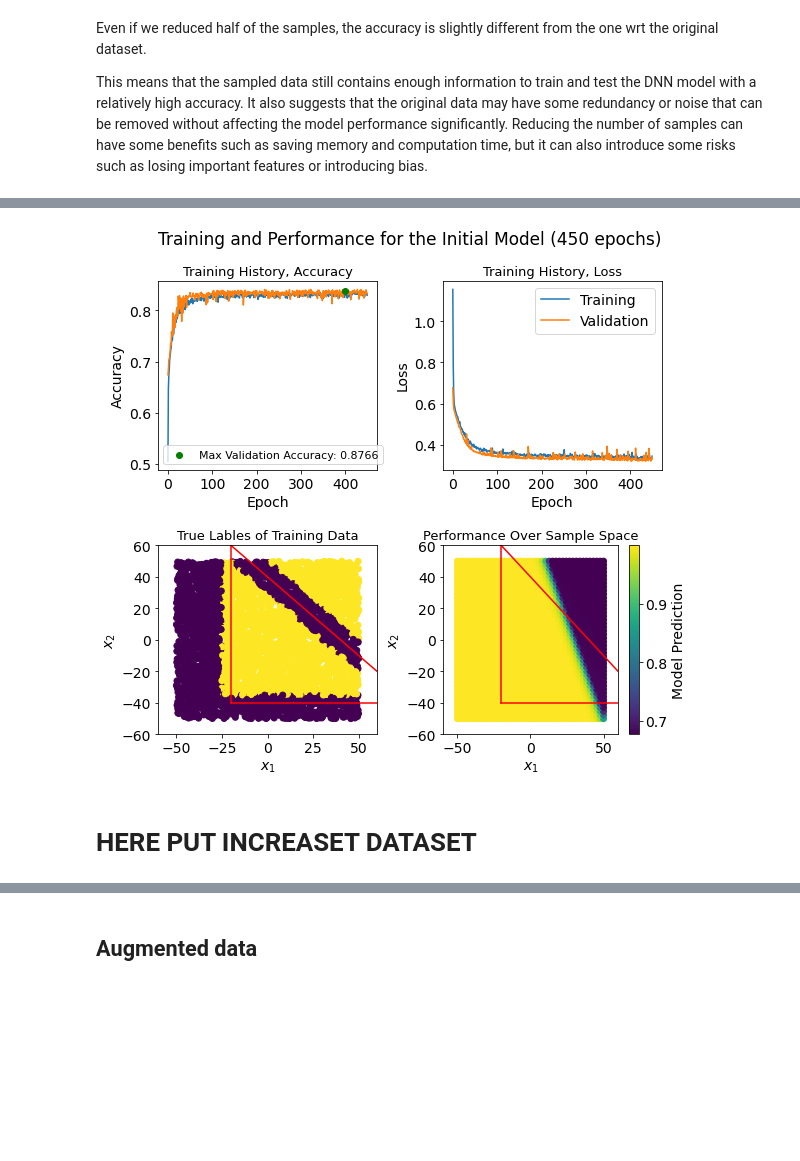
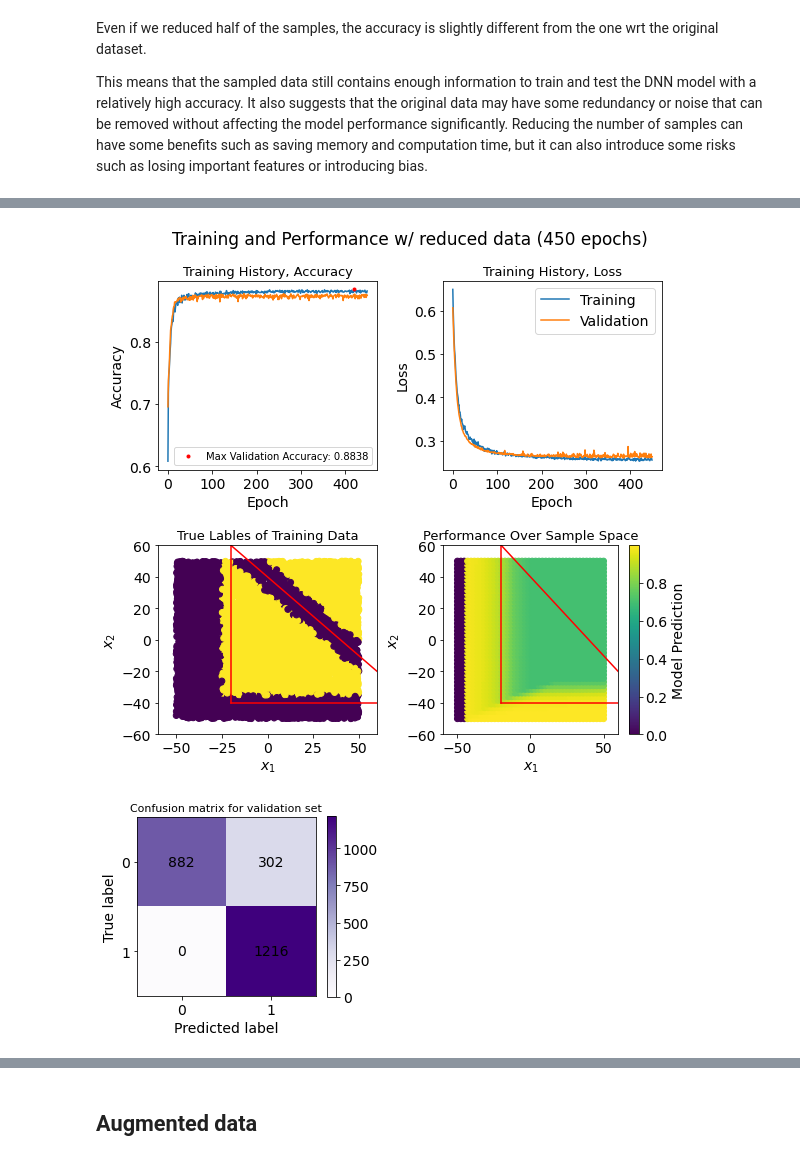
Before and after one commit to Berto70/comp_lab_b, a Jupyter notebook: assignments/group2307_exercise1.ipynb, the cells around one changed output, grey strips where cells are left out. Cells and saved outputs as stored; diff of their text form; code cells hidden in the pictures; blank space fills up the shorter version.

Commit message:
edited text, comments and code

```diff
--- a/assignments/group2307_exercise1.ipynb
+++ b/assignments/group2307_exercise1.ipynb
@@ -518,7 +564,0 @@ plt.show()
-# %%
-Per_train = 0.8
-N = len(x_sampled)
-L = len(x_sampled[0])
-N_train = int(Per_train*N)
-print("Number of samples in dataset:",N)
-print("Number of samples in train data:",N_train)
@@ -528,5 +565,7 @@ Number of samples in train data: 1600
 # %%
 # Creating and training our NN model w/ the reduced dataset
+epochs = 450
+
 best_model = Sequential()
 
 activation = best_activation
@@ -545,10 +584,9 @@ best_model.compile(loss='binary_crossentropy',
                   metrics=['accuracy'])
 
 batch_size = best_batch_size
-epochs = 450
 
-# Fitting with sampled data
-fit_red = best_model.fit(x_sampled, y_sampled, epochs=epochs, batch_size=batch_size, validation_data=(x_sampled, y_sampled), verbose=False)
+# Fitting with reduced data
+fit_red = best_model.fit(x_train_red, y_train_red, epochs=epochs, batch_size=batch_size, validation_data=(x_valid_red, y_valid_red), verbose=False)
 # %%
 # Creating the plot
 fig = plt.figure(figsize=(16,6))
@@ -592,38 +630,43 @@ This means that the sampled data still contains enough information to train and
 #defining a gid to represent the sample space
 dX = 2 #number of dimensions of the data
 LG = int(np.sqrt(4000/2))
-x1 = np.linspace(-50,50,LG)
-x2 = np.linspace(-50,50,LG)
-grid = np.zeros((LG*LG,2))
-k=0
+x1 = np.linspace(-50, 50, LG)
+x2 = np.linspace(-50, 50, LG)
+grid = np.zeros((LG*LG, 2))
+k = 0
 for i in range(LG):
     for j in range(LG):
-        grid[k,:]=(x1[j],x2[i])
-        k=k+1
-#rescaling grid points
+        grid[k,:] = (x1[j], x2[i])
+        k = k+1
+
+# Rescaling grid points
 grid_r = grid/50
-#performing a prediction on grid points
+
+# Performing a prediction on grid points
 pred = best_model.predict(grid_r)
 
 
 plt.rcParams['font.size'] = 14
 max_val_acc_red = np.max(fit_red.history['accuracy'])
 max_val_epoch_red = np.argmax(fit_red.history['accuracy'])
-print('The best valadation accuracy,',max_val_acc_red,', was acheved on the',max_val_epoch_red,'th epoch.')
+print('The best valadation accuracy, %.3f, was achieved on the %uth epoch.' %(max_val_acc_red, max_val_epoch_red))
 
-#plot perfomance vs epochs
-fig,AX=plt.subplots(2,2,figsize=(7,7))
-fig.suptitle('Training and Performance for the Initial Model (450 epochs)', y=1, fontsize=17)
+# Plot perfomance vs epochs
+fig, AX = plt.subplots(2, 2, figsize=(7, 7))
+fig.suptitle('Training and Performance w/ reduced data (450 epochs)', y=1, fontsize=17)
+
+# Training History, Accuracy
 ax=AX[0][0]
 ax.set_title('Training History, Accuracy',fontsize = 13)
 mystring = "Max Validation Accuracy: "+str(round(max_val_acc_red, 4))
-ax.scatter(max_val_epoch_red, max_val_acc_red, color = 'g', label = mystring, zorder = 10)
+ax.scatter(max_val_epoch_red, max_val_acc_red, color='r', marker='.', label=mystring, zorder = 10)
 ax.plot(fit_red.history['accuracy'])
 ax.plot(fit_red.history['val_accuracy'])
-ax.legend(fontsize = 11)
+ax.legend(fontsize = 10)
 ax.set_xlabel('Epoch')
 ax.set_ylabel("Accuracy")
 
+# Training History, Loss
 ax=AX[0][1]
 ax.set_title('Training History, Loss', fontsize=13)
 ax.plot(fit_red.history['loss'], label="Training")
@@ -637,6 +680,7 @@ def boundaries():
     ax.plot((-20,80), (-40,-40), c="r")
     ax.plot((-20,80), (60,-40), c="r")
 
+# True Lables of Training Data
 ax=AX[1][0]
 ax.scatter(x[:,0], x[:,1], c=y)
 ax.set_title('True Lables of Training Data', fontsize=13)
@@ -647,6 +691,7 @@ ax.set_ylabel('$x_2$')
 
 boundaries()
 
+# Performance Over Sample Space
 ax=AX[1][1]
 col = ax.scatter(grid[:,0], grid[:,1], c=pred)
 ax.set_title('Performance Over Sample Space', fontsize=13)
@@ -670 +715 @@ The best valadation accuracy, 0.8379999995231628 , was acheved on the 399 th epo
-[figure, old version]
+[figure, new version]
@@ -689,2 +716,26 @@ The best valadation accuracy, 0.8379999995231628 , was acheved on the 399 th epo
-# %% [markdown]
-# HERE PUT INCREASET DATASET
+# %%
+#Predicting the labels for the validation set
+y_pred = best_model.predict(x_valid_red)
+y_pred = (y_pred > 0.5).astype(int)
+
+#Computing the confusion matrix
+cm = sklearn.metrics.confusion_matrix(y_valid_red, y_pred)
+
+#Plotting the confusion matrix as a heatmap
+plt.figure(figsize=(4,4))
+plt.title('Confusion matrix for validation set', fontsize=11)
+plt.xlabel('Predicted label')
+plt.ylabel('True label')
+plt.imshow(cm, cmap='Purples', interpolation='nearest')
+plt.colorbar(shrink=0.83)
+plt.xticks([0,1], ['0', '1'])
+plt.yticks([0,1], ['0', '1'])
+
+#Adding the number of predictions to each cell
+for i in range(2):
+    for j in range(2):
+        plt.text(j,i,str(cm[i,j]), ha='center', va='center', color='black')
+
+plt.show()
+# %% [output]
+[figure, added]
```
Also changed, not shown: parts of 47 cells of this notebook, 3 other files.
